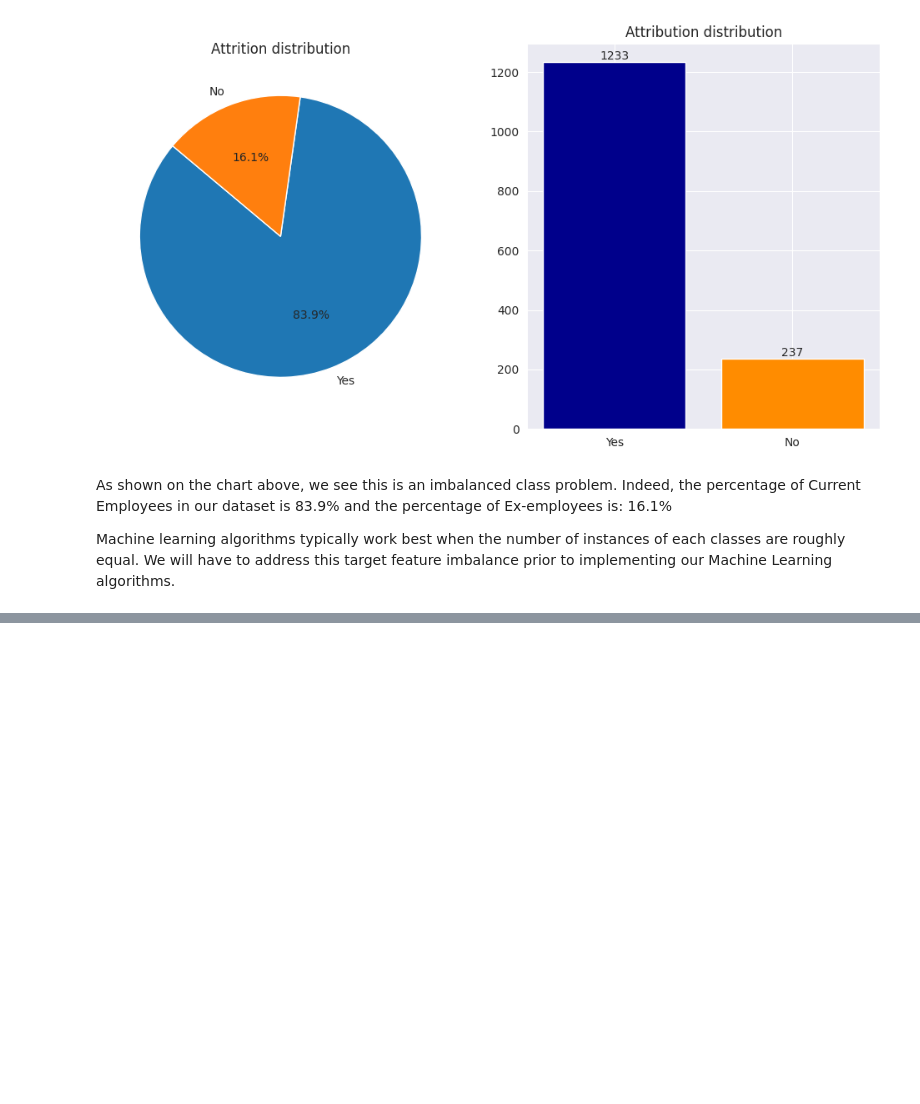
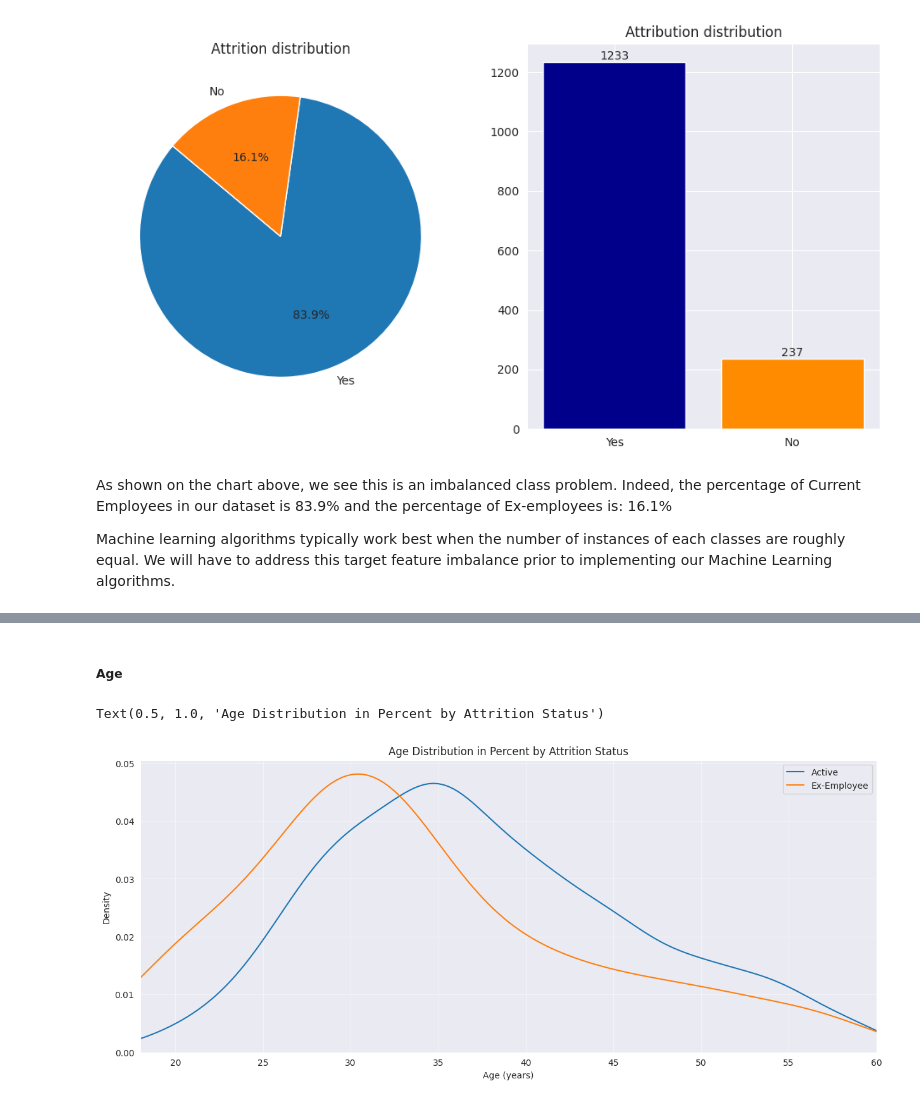
Before and after one commit to vincm1/employee_attrition, a Jupyter notebook: predicting-employee-attrition-ibm-dataset.ipynb, the cells around one changed output, grey strips where cells are left out. Drawn from its saved outputs; the diff is of its cells as text; code cells hidden in the pictures; blank space fills up the shorter version.

```diff
--- a/predicting-employee-attrition-ibm-dataset.ipynb
+++ b/predicting-employee-attrition-ibm-dataset.ipynb
@@ -203,0 +233,15 @@ Machine learning algorithms typically work best when the number of instances of
+# %% [markdown]
+##### Age
+# %%
+plt.figure(figsize=(15,6))
+plt.grid(True, alpha=0.5)
+sns.kdeplot(df.loc[df['Attrition'] == 'No', 'Age'], label = 'Active')
+sns.kdeplot(df.loc[df['Attrition'] == 'Yes', 'Age'], label = 'Ex-Employee')
+plt.xlim(left=18, right=60)
+plt.xlabel('Age (years)')
+plt.ylabel('Density')
+plt.legend()
+plt.title('Age Distribution in Percent by Attrition Status')
+# %% [output]
+Text(0.5, 1.0, 'Age Distribution in Percent by Attrition Status')
+[figure, added]
```
Also changed, not shown: parts of 56 cells of this notebook.
